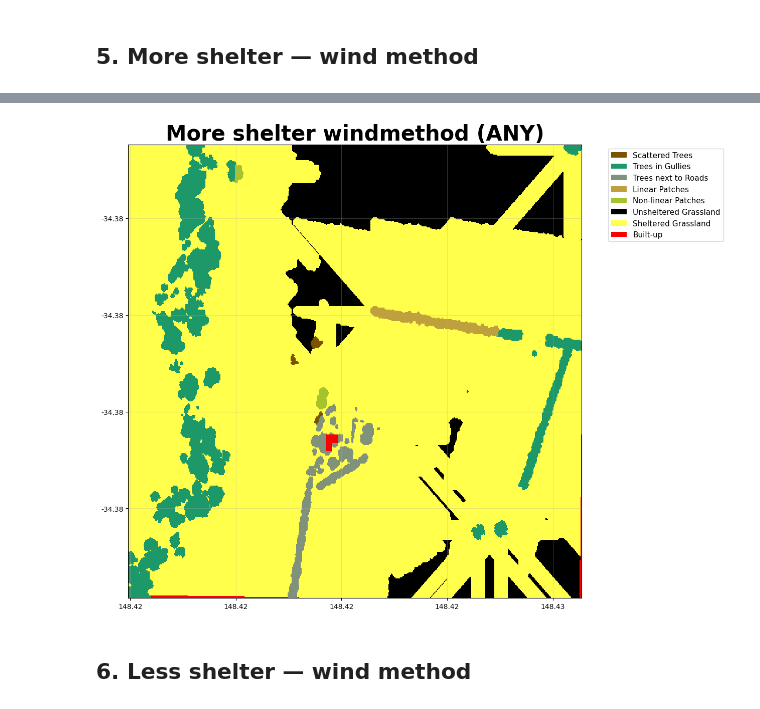
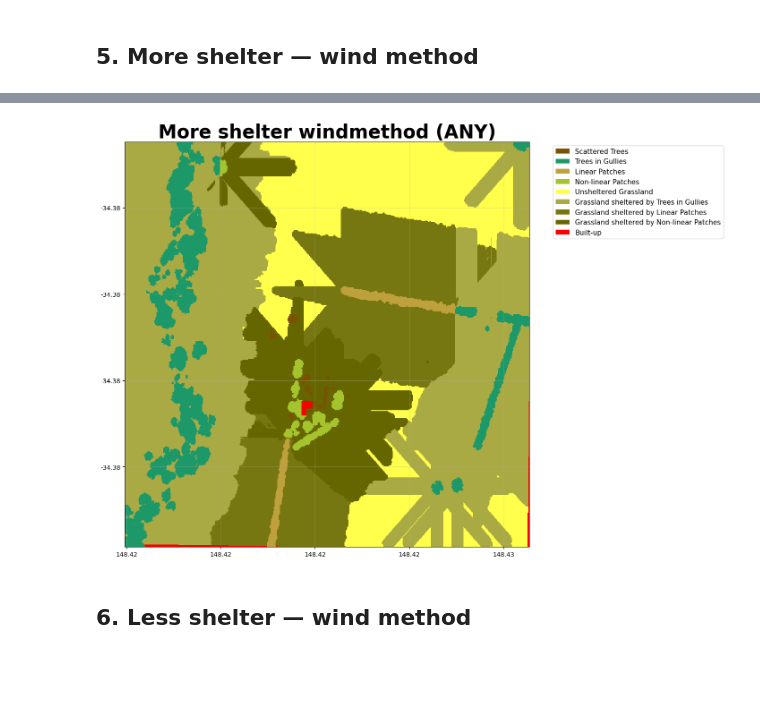
Before and after one commit to ChristopherBradley/shelterbelts, a Jupyter notebook: examples/indices/demo_indices_1m_resolution.ipynb, the cells around one changed output, grey strips where cells are left out. Cells and saved outputs as stored; diff of their text form; code cells hidden in the pictures; blank space fills up the shorter version.

```diff
--- a/examples/indices/demo_indices_1m_resolution.ipynb
+++ b/examples/indices/demo_indices_1m_resolution.ipynb
@@ -108,7 +108,7 @@ ds5, df5 = indices_tif(
     distance_threshold=100,
     buffer_width=50,
     max_shelterbelt_width=70,
-    min_shelterbelt_length=150,
+    min_shelterbelt_length=100,
     min_patch_size=150,
     edge_size=50,
     min_core_size=100000,
@@ -122,12 +122,12 @@ Wall time: 34.4 s
 # %%
 visualise_categories(
-    ds5['linear_categories'],
-    colormap=linear_categories_cmap,
-    labels=linear_categories_labels,
+    ds5['shelter_categories'],
+    colormap=shelter_categories_cmap,
+    labels=shelter_categories_labels,
     title='More shelter windmethod (ANY)',
 )
 # %% [output]
-[figure, old version]
+[figure, new version]
 # %% [markdown]
 ## 6. Less shelter — wind method
 # %%
```
Also changed, not shown: parts of 10 cells of this notebook, 19 other files.
